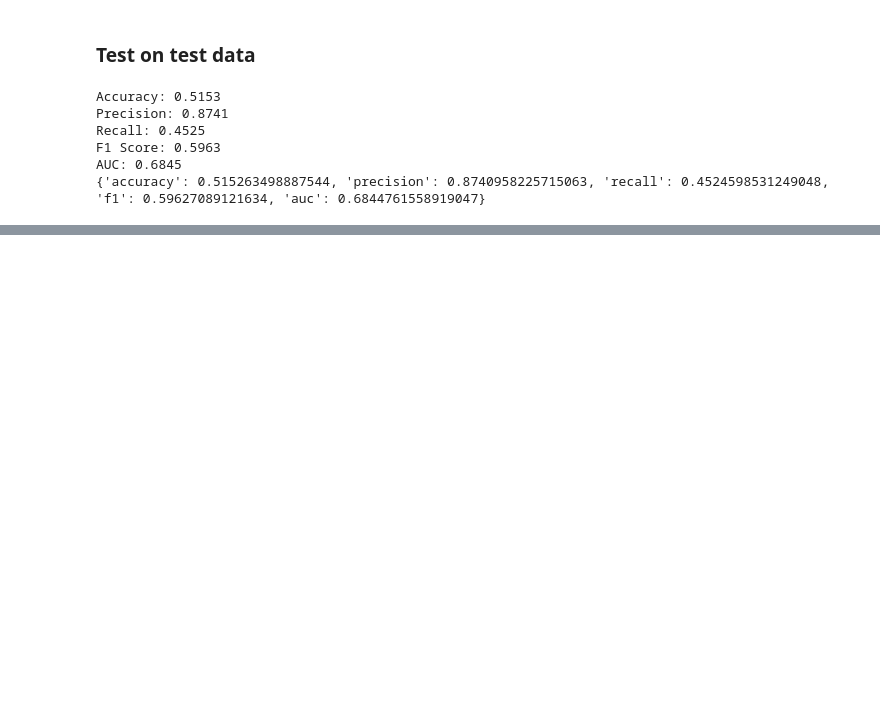
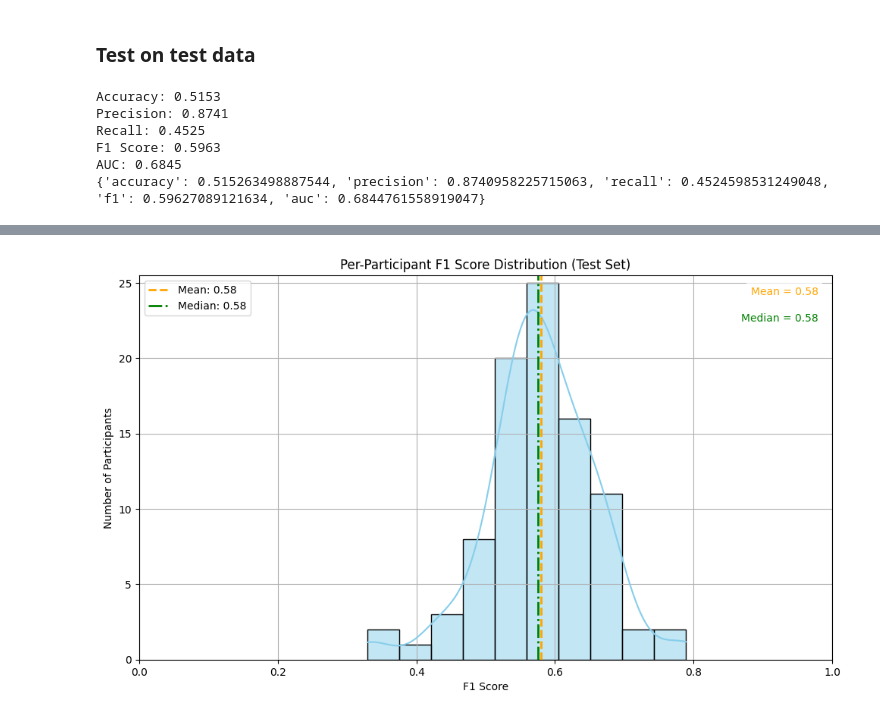
Before and after one commit to adityaponnada/real_time_prompting, a Jupyter notebook: general_model_between_user_with_SMOTE.ipynb, the cells around one changed output, grey strips where cells are left out. Saved outputs shown, nothing was run; the diff lists cells and outputs as text; code cells hidden in the pictures; blank space fills up the shorter version.

Commit message:
Get f1 score distribution for tuned xgboost model

```diff
--- a/general_model_between_user_with_SMOTE.ipynb
+++ b/general_model_between_user_with_SMOTE.ipynb
@@ -1128,0 +1131,85 @@ AUC: 0.6845
+# %%
+def plot_f1_distribution_for_model(model, test_df, outcome_col='outcome', id_col='participant_id', bins=10, annotate=True, save_path=None):
+    """
+    Compute per-participant F1 scores for `model` on `test_df`, plot the distribution (hist + KDE),
+    highlight mean and median with vertical lines, optionally annotate numeric values and save the figure.
+
+    Args:
+        model: fitted classifier with .predict (and optionally .predict_proba)
+        test_df: DataFrame containing test rows (must include participant id and outcome)
+        outcome_col: name of the label column (default 'outcome')
+        id_col: name of the participant id column (default 'participant_id')
+        bins: histogram bins (int or sequence)
+        annotate: whether to write mean/median text on the plot
+        save_path: optional filepath to save the figure (png)
+
+    Returns:
+        f1_df: DataFrame with columns ['participant_id', 'f1_score']
+    """
+    from sklearn.metrics import f1_score
+    import matplotlib.pyplot as plt
+    import seaborn as sns
+    import pandas as pd
+    import numpy as np
+
+    participant_ids = test_df[id_col].unique()
+    rows = []
+    for pid in participant_ids:
+        user_df = test_df[test_df[id_col] == pid]
+        if user_df.empty:
+            continue
+        y_true = user_df[outcome_col]
+        if len(y_true.unique()) < 2:
+            f1 = np.nan
+        else:
+            feature_cols = [c for c in user_df.columns if c not in [outcome_col, id_col]]
+            X_user = user_df[feature_cols]
+            y_pred = model.predict(X_user)
+            f1 = f1_score(y_true, y_pred, zero_division=0)
+        rows.append({'participant_id': pid, 'f1_score': f1})
+
+    f1_df = pd.DataFrame(rows)
+    mean_f1 = f1_df['f1_score'].mean()
+    median_f1 = f1_df['f1_score'].median()
+
+    plt.figure(figsize=(10, 6))
+    ax = sns.histplot(f1_df['f1_score'].dropna(), bins=bins, kde=True, color='skyblue')
+    ax = plt.gca()
+    # enforce x-limits and tighten vertical margins so plot area is used efficiently
+    ax.set_xlim(0, 1)
+    ax.margins(y=0.02)
+
+    # vertical lines for mean and median
+    ax.axvline(mean_f1, color='orange', linestyle='--', linewidth=2, label=f'Mean: {mean_f1:.2f}')
+    ax.axvline(median_f1, color='green', linestyle='-.', linewidth=2, label=f'Median: {median_f1:.2f}')
+
+    plt.xlabel('F1 Score')
+    plt.ylabel('Number of Participants')
+    plt.title('Per-Participant F1 Score Distribution (Test Set)')
+    plt.xlim(0, 1)
+    plt.legend()
+    plt.grid(True)
+
+    if annotate:
+        # Use axes coordinates so the text stays within the plotting area
+        txt_x = 0.98
+        ax.text(txt_x, 0.95, f'Mean = {mean_f1:.2f}', horizontalalignment='right', color='orange', fontsize=10, transform=ax.transAxes,
+                bbox=dict(facecolor='white', alpha=0.75, edgecolor='none'))
+        ax.text(txt_x, 0.88, f'Median = {median_f1:.2f}', horizontalalignment='right', color='green', fontsize=10, transform=ax.transAxes,
+                bbox=dict(facecolor='white', alpha=0.75, edgecolor='none'))
+
+    plt.tight_layout(pad=1.0)
+
+    if save_path is not None:
+        try:
+            plt.savefig(save_path, dpi=200)
+            print(f'Figure saved to {save_path}')
+        except Exception as e:
+            print('Warning: failed to save figure:', e)
+
+    plt.show()
+    return f1_df
+
+# Example usage:
+f1_df = plot_f1_distribution_for_model(best_xgb, test_df, annotate=True, save_path='f1_dist_xgb.png')
+# %% [output]
@@ -1128,0 +1217 @@ AUC: 0.6845
+[figure, added]
```
Also changed, not shown: parts of 4 cells of this notebook.
